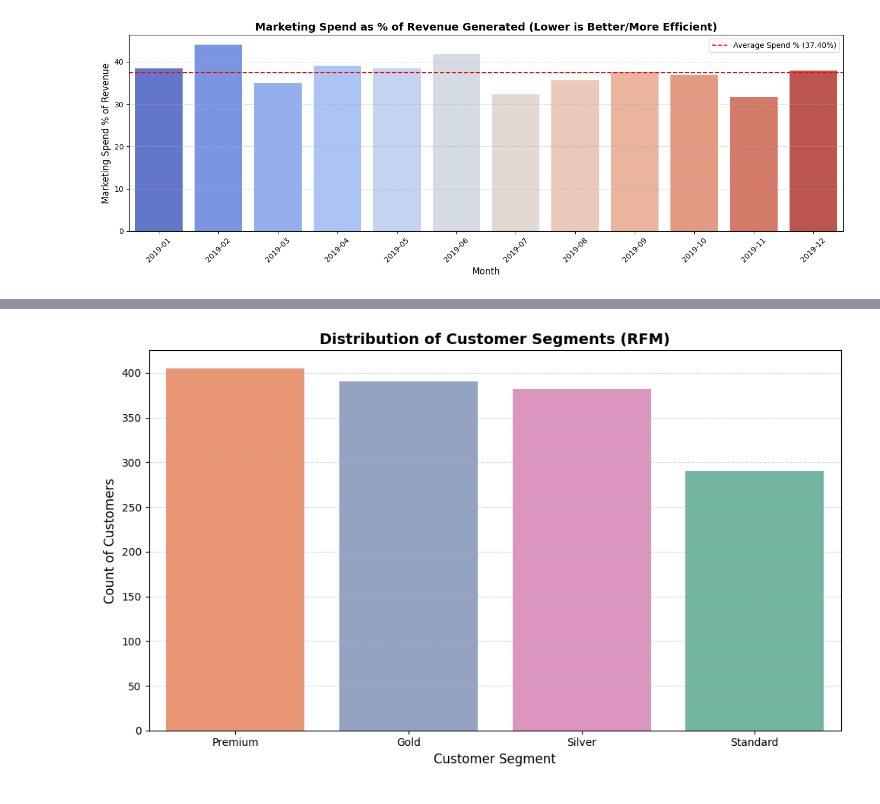
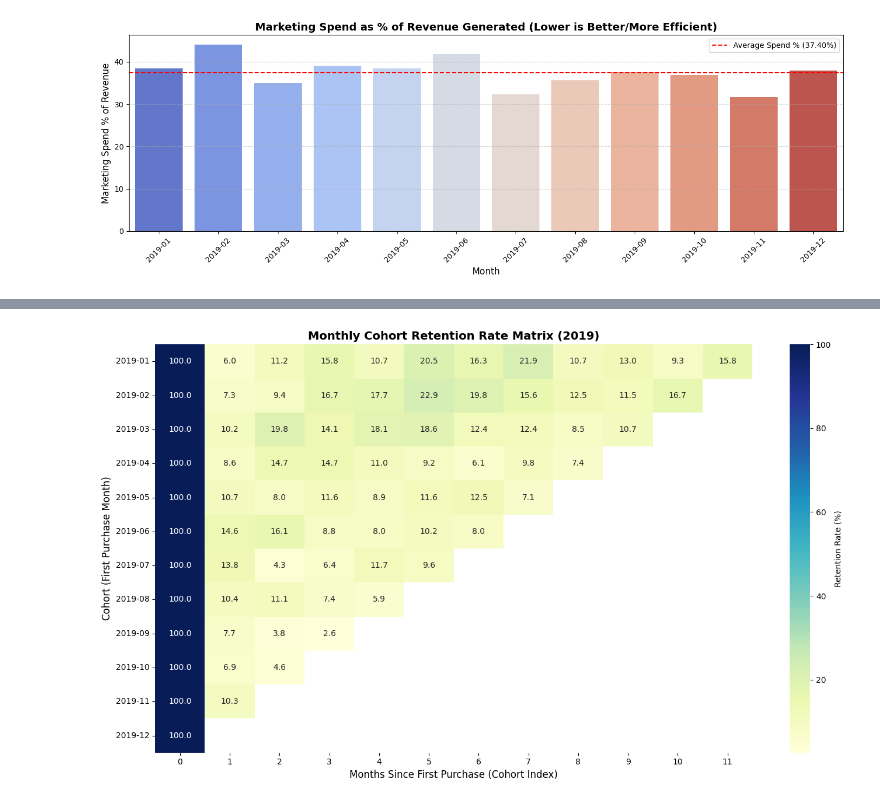
Before and after one commit to shridhar2k9/AI-ML, a Jupyter notebook: Untitled4.ipynb, the cells around one changed output, grey strips where cells are left out. Cells and saved outputs as stored; diff of their text form; code cells hidden in the pictures.

```diff
--- a/Untitled4.ipynb
+++ b/Untitled4.ipynb
@@ -1266,17 +1255,18 @@ import numpy as np
 import matplotlib.pyplot as plt
 import seaborn as sns
 
-# Ensure Transaction_Date is datetime
+online_sales_data['Sales_Amount'] = online_sales_data['Quantity'] * online_sales_data['Avg_Price']
+
 online_sales_data['Transaction_Date'] = pd.to_datetime(online_sales_data['Transaction_Date'])
 
-# Define reference date as one day after the absolute last transaction date in the dataset
+# reference date as one day after the absolute last transaction date in the dataset
 reference_date = online_sales_data['Transaction_Date'].max() + pd.Timedelta(days=1)
 
 # Calculate Recency, Frequency, and Monetary value per customer
 rfm = online_sales_data.groupby('CustomerID').agg({
-    'Transaction_Date': lambda x: (reference_date - x.max()).days, # Recency
-    'Transaction_ID': 'nunique',                                  # Frequency
-    'Sales_Amount': 'sum'                                         # Monetary
+    'Transaction_Date': lambda x: (reference_date - x.max()).days,
+    'Transaction_ID': 'nunique',
+    'Sales_Amount': 'sum'
 }).reset_index()
 
 rfm.rename(columns={
@@ -1285,20 +1275,18 @@ rfm.rename(columns={
     'Sales_Amount': 'Monetary'
 }, inplace=True)
 
-# Assign scores from 1 to 5 based on quintiles
-# Recency: Lower is better -> smaller days since last purchase get score 5
+# Lower is better -> smaller days since last purchase get score 5
 rfm['R_Score'] = pd.qcut(rfm['Recency'], q=5, labels=[5, 4, 3, 2, 1])
-# Frequency & Monetary: Higher is better -> larger values get score 5 (handling duplicates with rank method)
+# Higher is better -> larger values get score 5 (handling duplicates with rank method)
 rfm['F_Score'] = pd.qcut(rfm['Frequency'].rank(method='first'), q=5, labels=[1, 2, 3, 4, 5])
 
 rfm['M_Score'] = pd.qcut(rfm['Monetary'], q=5, labels=[1, 2, 3, 4, 5])
 
-# Convert score columns to integer types
 rfm['R_Score'] = rfm['R_Score'].astype(int)
 rfm['F_Score'] = rfm['F_Score'].astype(int)
 rfm['M_Score'] = rfm['M_Score'].astype(int)
 
-# Calculate overall RFM Score
+# overall RFM Score
 rfm['RFM_Score'] = rfm['R_Score'] + rfm['F_Score'] + rfm['M_Score']
 
 # Segment customers into Premium, Gold, Silver, and Standard
@@ -1315,7 +1303,7 @@ def segment_customer(row):
 
 rfm['Segment'] = rfm.apply(segment_customer, axis=1)
 
-# Get segment statistics
+# segment statistics
 segment_summary = rfm.groupby('Segment').agg({
     'CustomerID': 'count',
     'Recency': 'mean',
@@ -1324,15 +1312,70 @@ segment_summary = rfm.groupby('Segment').agg({
 }).rename(columns={'CustomerID': 'Customer_Count'}).reset_index()
 
 print("RFM CUSTOMER SEGMENTATION SUMMARY")
-display(segment_summary)
+# display(segment_summary)
 
 # Visualize Segment Distributions
-plt.figure(figsize=(10, 6))
-sns.countplot(data=rfm, x='Segment', order=['Premium', 'Gold', 'Silver', 'Standard'], palette='Set2', hue='Segment', legend=False)
-plt.title('Distribution of Customer Segments (RFM)', fontsize=14, fontweight='bold')
-plt.xlabel('Customer Segment', fontsize=12)
-plt.ylabel('Count of Customers', fontsize=12)
-plt.grid(axis='y', linestyle='--', alpha=0.5)
+# plt.figure(figsize=(10, 6))
+# sns.countplot(data=rfm, x='Segment', order=['Premium', 'Gold', 'Silver', 'Standard'], palette='Set2', hue='Segment', legend=False)
+# plt.title('Distribution of Customer Segments (RFM)', fontsize=14, fontweight='bold')
+# plt.xlabel('Customer Segment', fontsize=12)
+# plt.ylabel('Count of Customers', fontsize=12)
+# plt.grid(axis='y', linestyle='--', alpha=0.5)
+# plt.tight_layout()
+# plt.show()
+
+"""
+11. Analyze the revenue contribution of each customer segment. How can the company focus its efforts on high-value segments while nurturing lower-value segments?
+Hint: Once segments are defined, quantify the revenue generated by each group.
+Hint: Consider how this understanding can help prioritize efforts and tailor strategies for maximizing value from high-tier customers while encouraging growth in lower tiers.
+"""
+total_rev = segment_summary['Monetary'].sum()
+segment_summary['Revenue_Share_Pct'] = (segment_summary['Monetary'] / total_rev) * 100
+
+# display(segment_summary[['Segment', 'Customer_Count', 'Monetary', 'Revenue_Share_Pct']])
+
+# plt.figure(figsize=(10, 5))
+# sns.barplot(data=segment_summary, x='Segment', y='Revenue_Share_Pct', order=['Premium', 'Gold', 'Silver', 'Standard'], palette='coolwarm')
+# plt.title('Percentage Revenue Contribution by RFM Segment', fontsize=14, fontweight='bold')
+# plt.xlabel('Customer Segment', fontsize=12)
+# plt.ylabel('Revenue Contribution (%)', fontsize=12)
+# plt.grid(axis='y', linestyle='--', alpha=0.5)
+# plt.tight_layout()
+# plt.show()
+
+"""
+12. Group customers by their month of first purchase and analyze retention rates over time. Which cohorts exhibit the highest and lowest retention rates? What strategies can be implemented to improve retention for weaker cohorts?
+Hint: Define cohorts based on the month of a customer's first purchase.
+Hint: Track the activity of these cohorts over subsequent months to observe retention patterns and identify which groups show stronger or weaker loyalty.
+"""
+
+online_sales_data['Transaction_Date'] = pd.to_datetime(online_sales_data['Transaction_Date'])
+online_sales_data['YearMonth'] = online_sales_data['Transaction_Date'].dt.to_period('M')
+
+# Cohort Month of First Purchase for each customer
+online_sales_data['Cohort_Month'] = online_sales_data.groupby('CustomerID')['Transaction_Date'].transform('min').dt.to_period('M')
+
+# Calculate the Transaction Month index relative to Cohort Month (Cohort Index)
+online_sales_data['Cohort_Index'] = (online_sales_data['YearMonth'].astype(int) - online_sales_data['Cohort_Month'].astype(int))
+
+# Aggregate active customers per cohort and cohort index
+cohort_data = online_sales_data.groupby(['Cohort_Month', 'Cohort_Index'])['CustomerID'].nunique().reset_index()
+
+# Pivot the data to build the Cohort Retention Matrix
+cohort_pivot = cohort_data.pivot(index='Cohort_Month', columns='Cohort_Index', values='CustomerID')
+
+# Calculate Retention Rates as a percentage of Cohort Size (Index 0)
+cohort_sizes = cohort_pivot.iloc[:, 0]
+retention_matrix = cohort_pivot.divide(cohort_sizes, axis=0) * 100
+
+print("COHORT RETENTION RATES (PERCENTAGE)")
+display(retention_matrix.round(2))
+
+plt.figure(figsize=(14, 8))
+sns.heatmap(retention_matrix, annot=True, fmt='.1f', cmap='YlGnBu', cbar_kws={'label': 'Retention Rate (%)'})
+plt.title('Monthly Cohort Retention Rate Matrix (2019)', fontsize=14, fontweight='bold')
+plt.xlabel('Months Since First Purchase (Cohort Index)', fontsize=12)
+plt.ylabel('Cohort (First Purchase Month)', fontsize=12)
 plt.tight_layout()
 plt.show()
 # %% [output]
@@ -1345 +1398 @@ RFM CUSTOMER SEGMENTATION SUMMARY
-[figure, old version]
+[figure, new version]
```
Also changed, not shown: parts of 8 cells of this notebook.
